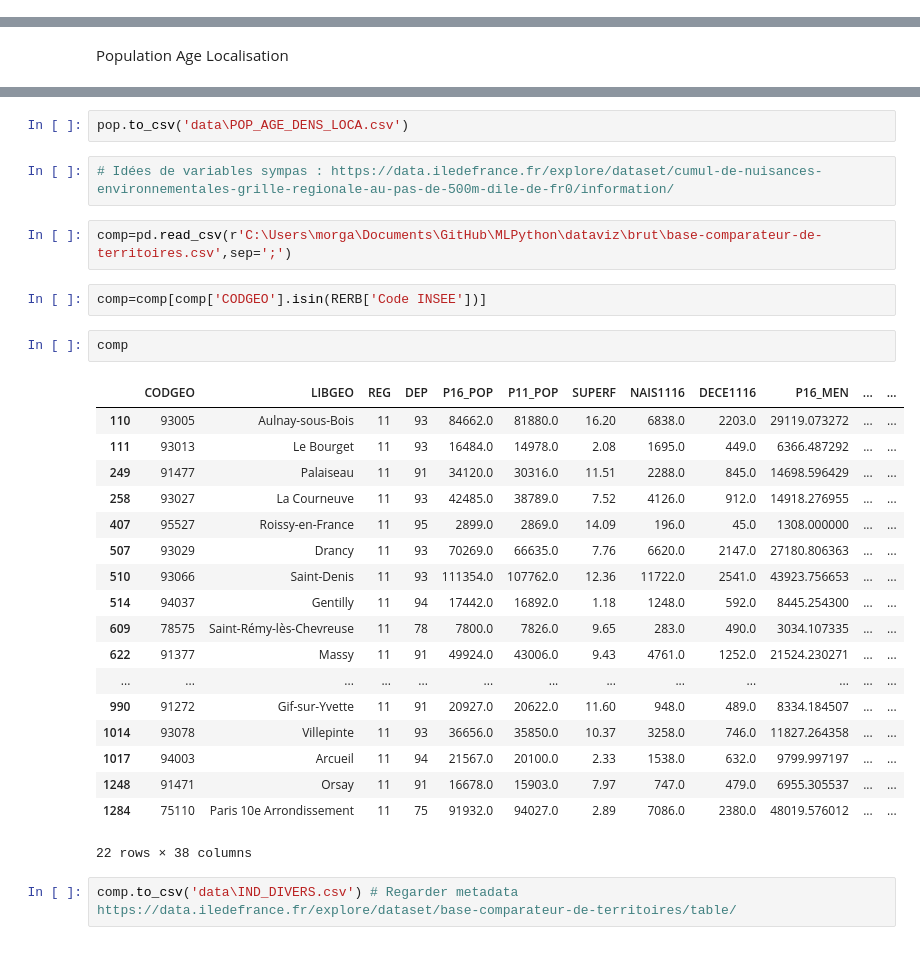
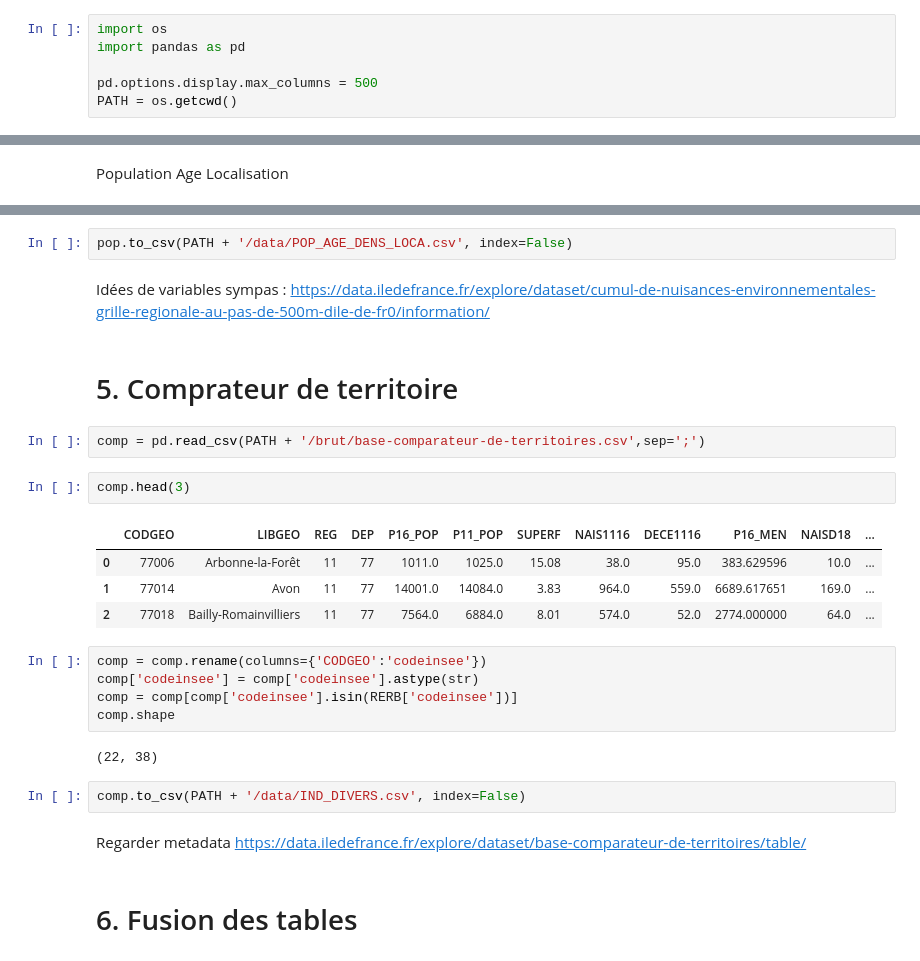
Before and after one commit to cerezamo/dataviz, a Jupyter notebook: BDD.ipynb, the cells around one changed output, grey strips where cells are left out. Drawn from its saved outputs; the diff is of its cells as text.

```diff
--- a/BDD.ipynb
+++ b/BDD.ipynb
@@ -5,0 +1,6 @@ RERB=pd.read_csv(r'C:\Users\morga\Documents\GitHub\MLPython\dataviz\communes_arr
+# %%
+import os
+import pandas as pd
+
+pd.options.display.max_columns = 500
+PATH = os.getcwd()
@@ -95,31 +99,28 @@ pop
 # %%
-pop.to_csv('data\POP_AGE_DENS_LOCA.csv')
+pop.to_csv(PATH + '/data/POP_AGE_DENS_LOCA.csv', index=False)
-# %%
-# Idées de variables sympas : https://data.iledefrance.fr/explore/dataset/cumul-de-nuisances-environnementales-grille-regionale-au-pas-de-500m-dile-de-fr0/information/
+# %% [markdown]
+Idées de variables sympas : https://data.iledefrance.fr/explore/dataset/cumul-de-nuisances-environnementales-grille-regionale-au-pas-de-500m-dile-de-fr0/information/
+# %% [markdown]
+# 5. Comprateur de territoire
 # %%
-comp=pd.read_csv(r'C:\Users\morga\Documents\GitHub\MLPython\dataviz\brut\base-comparateur-de-territoires.csv',sep=';')
+comp = pd.read_csv(PATH + '/brut/base-comparateur-de-territoires.csv',sep=';')
-# %%
-comp=comp[comp['CODGEO'].isin(RERB['Code INSEE'])]
 # %%
-comp
+comp.head(3)
 # %% [output]
-|  | CODGEO | LIBGEO | REG | DEP | P16_POP | P11_POP | SUPERF | NAIS1116 | DECE1116 | P16_MEN | ... | ... |
-| 110 | 93005 | Aulnay-sous-Bois | 11 | 93 | 84662.0 | 81880.0 | 16.20 | 6838.0 | 2203.0 | 29119.073272 | ... | ... |
-| 111 | 93013 | Le Bourget | 11 | 93 | 16484.0 | 14978.0 | 2.08 | 1695.0 | 449.0 | 6366.487292 | ... | ... |
-| 249 | 91477 | Palaiseau | 11 | 91 | 34120.0 | 30316.0 | 11.51 | 2288.0 | 845.0 | 14698.596429 | ... | ... |
-| 258 | 93027 | La Courneuve | 11 | 93 | 42485.0 | 38789.0 | 7.52 | 4126.0 | 912.0 | 14918.276955 | ... | ... |
-| 407 | 95527 | Roissy-en-France | 11 | 95 | 2899.0 | 2869.0 | 14.09 | 196.0 | 45.0 | 1308.000000 | ... | ... |
-| 507 | 93029 | Drancy | 11 | 93 | 70269.0 | 66635.0 | 7.76 | 6620.0 | 2147.0 | 27180.806363 | ... | ... |
-| 510 | 93066 | Saint-Denis | 11 | 93 | 111354.0 | 107762.0 | 12.36 | 11722.0 | 2541.0 | 43923.756653 | ... | ... |
-| 514 | 94037 | Gentilly | 11 | 94 | 17442.0 | 16892.0 | 1.18 | 1248.0 | 592.0 | 8445.254300 | ... | ... |
-| 609 | 78575 | Saint-Rémy-lès-Chevreuse | 11 | 78 | 7800.0 | 7826.0 | 9.65 | 283.0 | 490.0 | 3034.107335 | ... | ... |
-| 622 | 91377 | Massy | 11 | 91 | 49924.0 | 43006.0 | 9.43 | 4761.0 | 1252.0 | 21524.230271 | ... | ... |
-| ... | ... | ... | ... | ... | ... | ... | ... | ... | ... | ... | ... | ... |
-| 990 | 91272 | Gif-sur-Yvette | 11 | 91 | 20927.0 | 20622.0 | 11.60 | 948.0 | 489.0 | 8334.184507 | ... | ... |
-| 1014 | 93078 | Villepinte | 11 | 93 | 36656.0 | 35850.0 | 10.37 | 3258.0 | 746.0 | 11827.264358 | ... | ... |
-| 1017 | 94003 | Arcueil | 11 | 94 | 21567.0 | 20100.0 | 2.33 | 1538.0 | 632.0 | 9799.997197 | ... | ... |
-| 1248 | 91471 | Orsay | 11 | 91 | 16678.0 | 15903.0 | 7.97 | 747.0 | 479.0 | 6955.305537 | ... | ... |
-| 1284 | 75110 | Paris 10e Arrondissement | 11 | 75 | 91932.0 | 94027.0 | 2.89 | 7086.0 | 2380.0 | 48019.576012 | ... | ... |
+|  | CODGEO | LIBGEO | REG | DEP | P16_POP | P11_POP | SUPERF | NAIS1116 | DECE1116 | P16_MEN | NAISD18 | ... |
+| 0 | 77006 | Arbonne-la-Forêt | 11 | 77 | 1011.0 | 1025.0 | 15.08 | 38.0 | 95.0 | 383.629596 | 10.0 | ... |
+| 1 | 77014 | Avon | 11 | 77 | 14001.0 | 14084.0 | 3.83 | 964.0 | 559.0 | 6689.617651 | 169.0 | ... |
+| 2 | 77018 | Bailly-Romainvilliers | 11 | 77 | 7564.0 | 6884.0 | 8.01 | 574.0 | 52.0 | 2774.000000 | 64.0 | ... |
-22 rows × 38 columns
-# %%
-comp.to_csv('data\IND_DIVERS.csv') # Regarder metadata https://data.iledefrance.fr/explore/dataset/base-comparateur-de-territoires/table/
+# %%
+comp = comp.rename(columns={'CODGEO':'codeinsee'})
+comp['codeinsee'] = comp['codeinsee'].astype(str)
+comp = comp[comp['codeinsee'].isin(RERB['codeinsee'])]
+comp.shape
+# %% [output]
+(22, 38)
+# %%
+comp.to_csv(PATH + '/data/IND_DIVERS.csv', index=False)
+# %% [markdown]
+Regarder metadata https://data.iledefrance.fr/explore/dataset/base-comparateur-de-territoires/table/
+# %% [markdown]
+# 6. Fusion des tables
```
Also changed, not shown: parts of 31 cells of this notebook, 5 other files.
